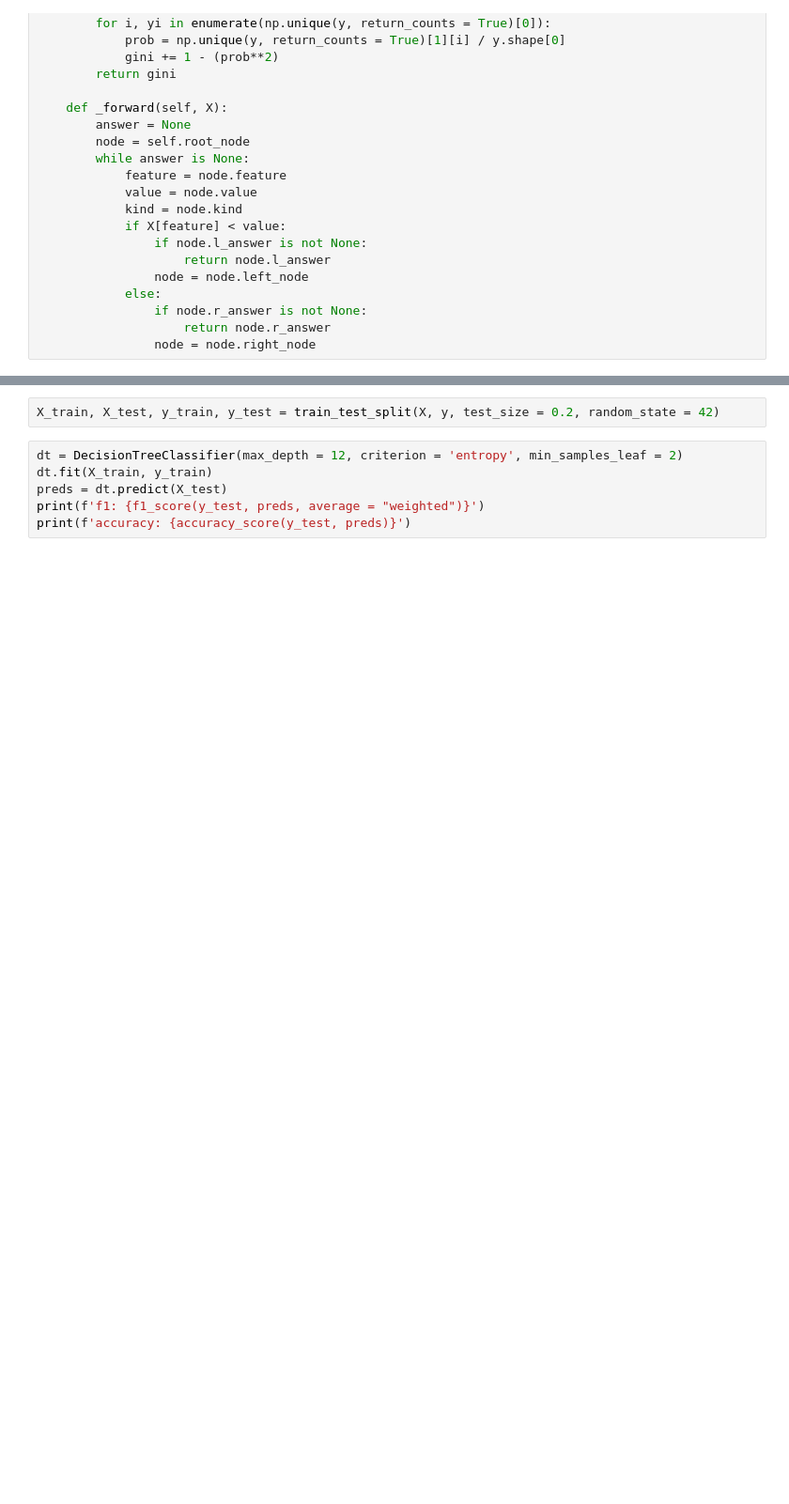
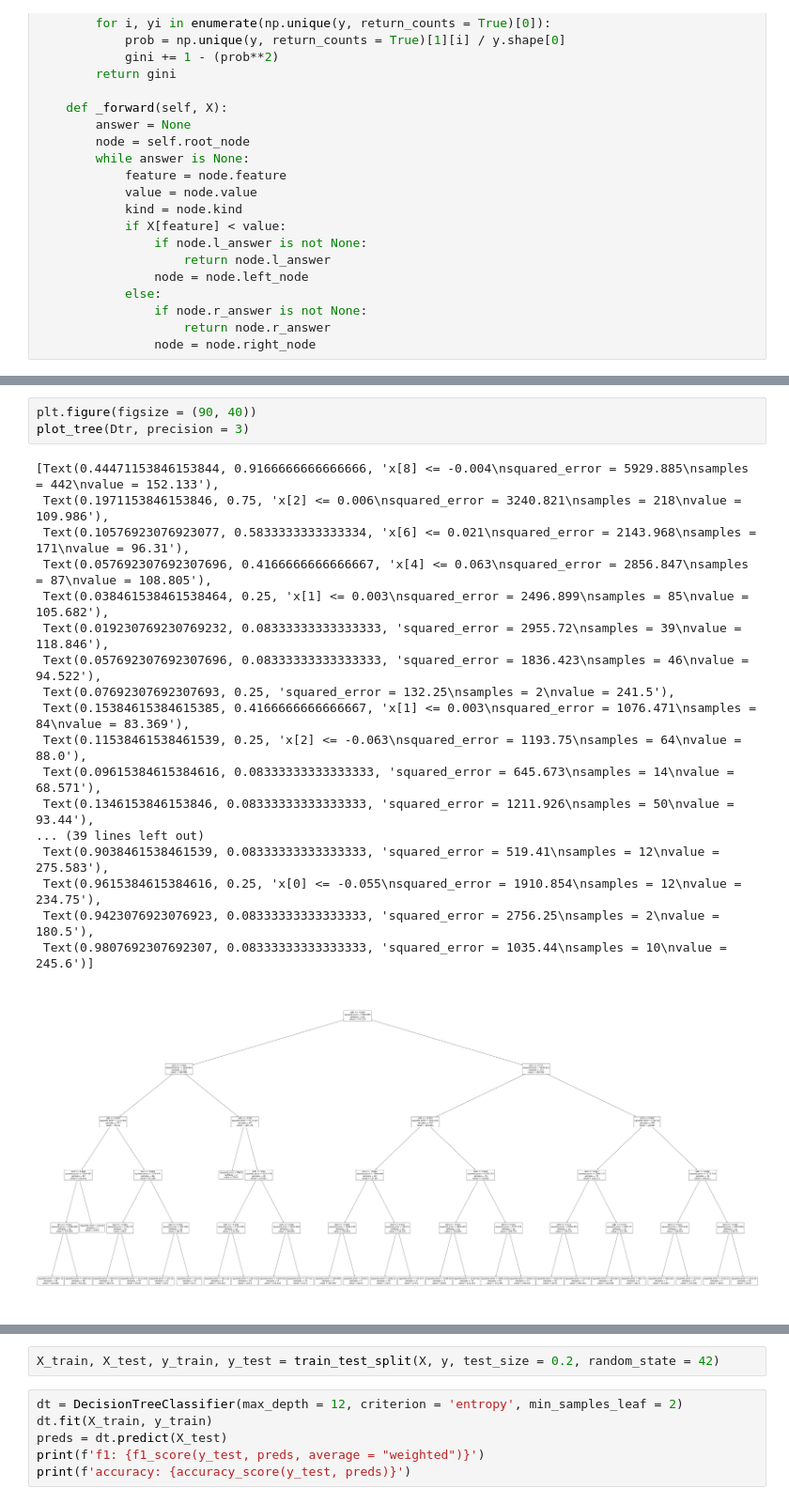
Before and after one commit to Komaronesi/DecisionTree, a Jupyter notebook: DecisionTree.ipynb, the cells around one changed output, grey strips where cells are left out. Shown at 94% size. Cells and saved outputs as stored; diff of their text form; blank space fills up the shorter version.

```diff
--- a/DecisionTree.ipynb
+++ b/DecisionTree.ipynb
@@ -323,0 +394,22 @@ class DecisionTreeRegressor():
+# %%
+plt.figure(figsize = (90, 40))
+plot_tree(Dtr, precision = 3)
+# %% [output]
+[Text(0.44471153846153844, 0.9166666666666666, 'x[8] <= -0.004\nsquared_error = 5929.885\nsamples = 442\nvalue = 152.133'),
+ Text(0.1971153846153846, 0.75, 'x[2] <= 0.006\nsquared_error = 3240.821\nsamples = 218\nvalue = 109.986'),
+ Text(0.10576923076923077, 0.5833333333333334, 'x[6] <= 0.021\nsquared_error = 2143.968\nsamples = 171\nvalue = 96.31'),
+ Text(0.057692307692307696, 0.4166666666666667, 'x[4] <= 0.063\nsquared_error = 2856.847\nsamples = 87\nvalue = 108.805'),
+ Text(0.038461538461538464, 0.25, 'x[1] <= 0.003\nsquared_error = 2496.899\nsamples = 85\nvalue = 105.682'),
+ Text(0.019230769230769232, 0.08333333333333333, 'squared_error = 2955.72\nsamples = 39\nvalue = 118.846'),
+ Text(0.057692307692307696, 0.08333333333333333, 'squared_error = 1836.423\nsamples = 46\nvalue = 94.522'),
+ Text(0.07692307692307693, 0.25, 'squared_error = 132.25\nsamples = 2\nvalue = 241.5'),
+ Text(0.15384615384615385, 0.4166666666666667, 'x[1] <= 0.003\nsquared_error = 1076.471\nsamples = 84\nvalue = 83.369'),
+ Text(0.11538461538461539, 0.25, 'x[2] <= -0.063\nsquared_error = 1193.75\nsamples = 64\nvalue = 88.0'),
+ Text(0.09615384615384616, 0.08333333333333333, 'squared_error = 645.673\nsamples = 14\nvalue = 68.571'),
+ Text(0.1346153846153846, 0.08333333333333333, 'squared_error = 1211.926\nsamples = 50\nvalue = 93.44'),
+... (39 lines left out)
+ Text(0.9038461538461539, 0.08333333333333333, 'squared_error = 519.41\nsamples = 12\nvalue = 275.583'),
+ Text(0.9615384615384616, 0.25, 'x[0] <= -0.055\nsquared_error = 1910.854\nsamples = 12\nvalue = 234.75'),
+ Text(0.9423076923076923, 0.08333333333333333, 'squared_error = 2756.25\nsamples = 2\nvalue = 180.5'),
+ Text(0.9807692307692307, 0.08333333333333333, 'squared_error = 1035.44\nsamples = 10\nvalue = 245.6')]
+[figure, added]
```
Also changed, not shown: parts of 11 cells of this notebook.
